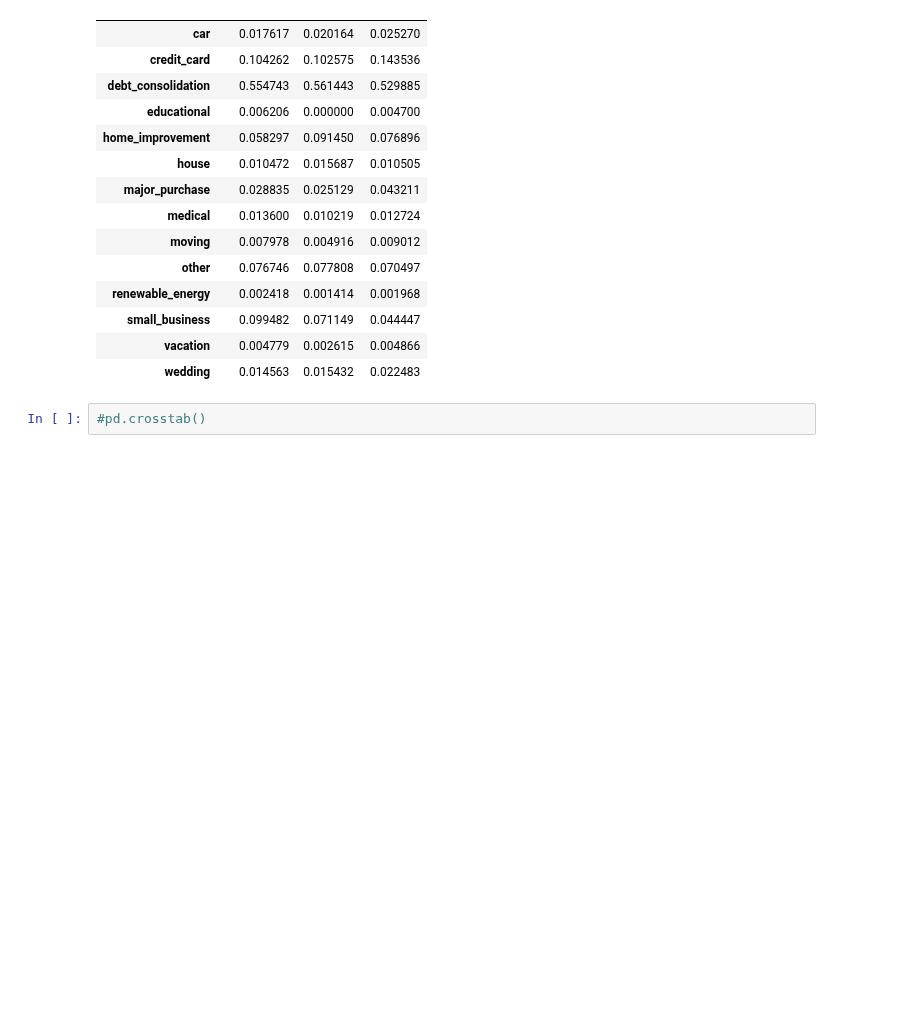
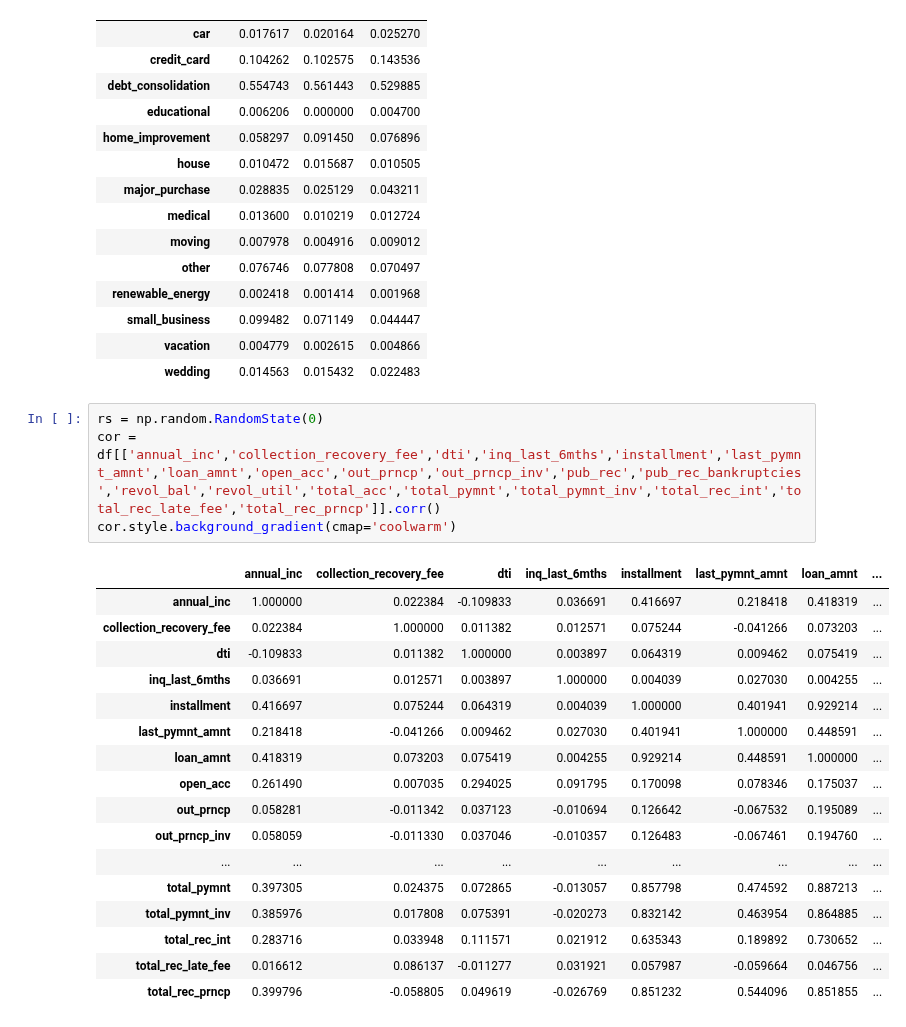
Before and after one commit to karthikmnkrishna/Loan-default-prediction, a Jupyter notebook: Loan_Case_study.ipynb, the cells around one changed output. Drawn from its saved outputs; the diff is of its cells as text; blank space fills up the shorter version.

```diff
--- a/Loan_Case_study.ipynb
+++ b/Loan_Case_study.ipynb
@@ -554,5 +564,25 @@ pd.crosstab([df.purpose],df.loan_status,values=df.loan_amnt,aggfunc=sum,
 | small_business | 0.099482 | 0.071149 | 0.044447 |
 | vacation | 0.004779 | 0.002615 | 0.004866 |
 | wedding | 0.014563 | 0.015432 | 0.022483 |
-# %%
-#pd.crosstab()
+# %%
+rs = np.random.RandomState(0)
+cor = df[['annual_inc','collection_recovery_fee','dti','inq_last_6mths','installment','last_pymnt_amnt','loan_amnt','open_acc','out_prncp','out_prncp_inv','pub_rec','pub_rec_bankruptcies','revol_bal','revol_util','total_acc','total_pymnt','total_pymnt_inv','total_rec_int','total_rec_late_fee','total_rec_prncp']].corr()
+cor.style.background_gradient(cmap='coolwarm')
+# %% [output]
+|  | annual_inc | collection_recovery_fee | dti | inq_last_6mths | installment | last_pymnt_amnt | loan_amnt | ... |
+| annual_inc | 1.000000 | 0.022384 | -0.109833 | 0.036691 | 0.416697 | 0.218418 | 0.418319 | ... |
+| collection_recovery_fee | 0.022384 | 1.000000 | 0.011382 | 0.012571 | 0.075244 | -0.041266 | 0.073203 | ... |
+| dti | -0.109833 | 0.011382 | 1.000000 | 0.003897 | 0.064319 | 0.009462 | 0.075419 | ... |
+| inq_last_6mths | 0.036691 | 0.012571 | 0.003897 | 1.000000 | 0.004039 | 0.027030 | 0.004255 | ... |
+| installment | 0.416697 | 0.075244 | 0.064319 | 0.004039 | 1.000000 | 0.401941 | 0.929214 | ... |
+| last_pymnt_amnt | 0.218418 | -0.041266 | 0.009462 | 0.027030 | 0.401941 | 1.000000 | 0.448591 | ... |
+| loan_amnt | 0.418319 | 0.073203 | 0.075419 | 0.004255 | 0.929214 | 0.448591 | 1.000000 | ... |
+| open_acc | 0.261490 | 0.007035 | 0.294025 | 0.091795 | 0.170098 | 0.078346 | 0.175037 | ... |
+| out_prncp | 0.058281 | -0.011342 | 0.037123 | -0.010694 | 0.126642 | -0.067532 | 0.195089 | ... |
+| out_prncp_inv | 0.058059 | -0.011330 | 0.037046 | -0.010357 | 0.126483 | -0.067461 | 0.194760 | ... |
+| ... | ... | ... | ... | ... | ... | ... | ... | ... |
+| total_pymnt | 0.397305 | 0.024375 | 0.072865 | -0.013057 | 0.857798 | 0.474592 | 0.887213 | ... |
+| total_pymnt_inv | 0.385976 | 0.017808 | 0.075391 | -0.020273 | 0.832142 | 0.463954 | 0.864885 | ... |
+| total_rec_int | 0.283716 | 0.033948 | 0.111571 | 0.021912 | 0.635343 | 0.189892 | 0.730652 | ... |
+| total_rec_late_fee | 0.016612 | 0.086137 | -0.011277 | 0.031921 | 0.057987 | -0.059664 | 0.046756 | ... |
+| total_rec_prncp | 0.399796 | -0.058805 | 0.049619 | -0.026769 | 0.851232 | 0.544096 | 0.851855 | ... |
```
Also changed, not shown: parts of 14 cells of this notebook.
